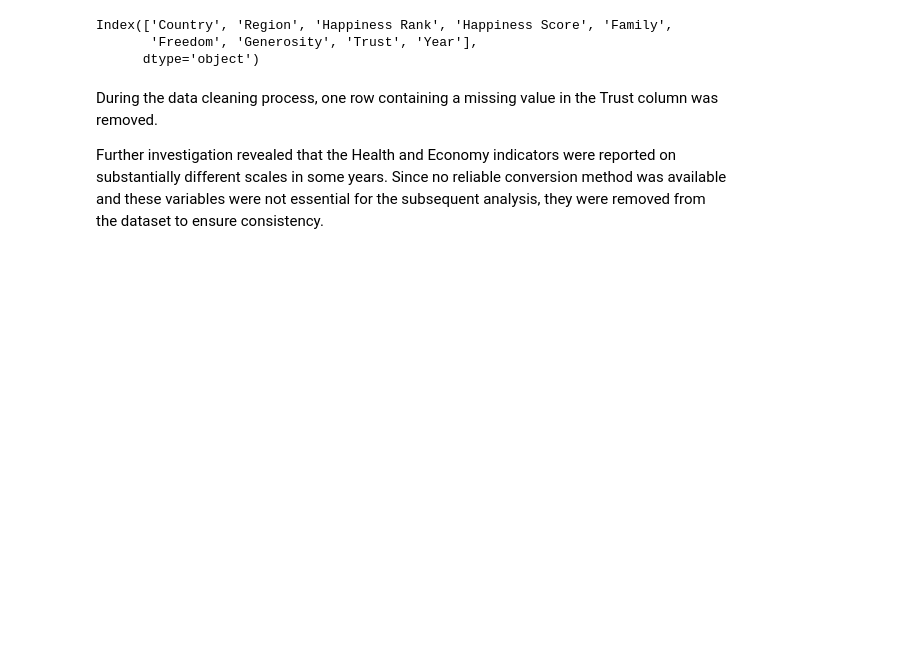
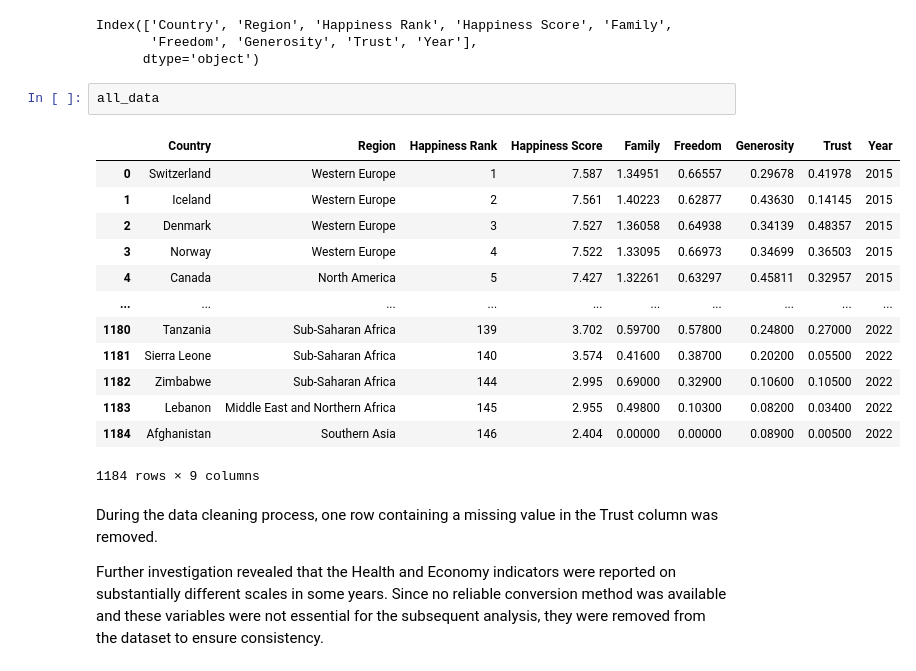
Before and after one commit to soonserv/data-best-project, a Jupyter notebook: notebooks/Sofia.ipynb, the cells around one changed output. Drawn from its saved outputs; the diff is of its cells as text; blank space fills up the shorter version.

```diff
--- a/notebooks/Sofia.ipynb
+++ b/notebooks/Sofia.ipynb
@@ -242,6 +245,22 @@ all_data.columns
 Index(['Country', 'Region', 'Happiness Rank', 'Happiness Score', 'Family',
        'Freedom', 'Generosity', 'Trust', 'Year'],
       dtype='object')
+# %%
+all_data
+# %% [output]
+|  | Country | Region | Happiness Rank | Happiness Score | Family | Freedom | Generosity | Trust | Year |
+| 0 | Switzerland | Western Europe | 1 | 7.587 | 1.34951 | 0.66557 | 0.29678 | 0.41978 | 2015 |
+| 1 | Iceland | Western Europe | 2 | 7.561 | 1.40223 | 0.62877 | 0.43630 | 0.14145 | 2015 |
+| 2 | Denmark | Western Europe | 3 | 7.527 | 1.36058 | 0.64938 | 0.34139 | 0.48357 | 2015 |
+| 3 | Norway | Western Europe | 4 | 7.522 | 1.33095 | 0.66973 | 0.34699 | 0.36503 | 2015 |
+| 4 | Canada | North America | 5 | 7.427 | 1.32261 | 0.63297 | 0.45811 | 0.32957 | 2015 |
+| ... | ... | ... | ... | ... | ... | ... | ... | ... | ... |
+| 1180 | Tanzania | Sub-Saharan Africa | 139 | 3.702 | 0.59700 | 0.57800 | 0.24800 | 0.27000 | 2022 |
+| 1181 | Sierra Leone | Sub-Saharan Africa | 140 | 3.574 | 0.41600 | 0.38700 | 0.20200 | 0.05500 | 2022 |
+| 1182 | Zimbabwe | Sub-Saharan Africa | 144 | 2.995 | 0.69000 | 0.32900 | 0.10600 | 0.10500 | 2022 |
+| 1183 | Lebanon | Middle East and Northern Africa | 145 | 2.955 | 0.49800 | 0.10300 | 0.08200 | 0.03400 | 2022 |
+| 1184 | Afghanistan | Southern Asia | 146 | 2.404 | 0.00000 | 0.00000 | 0.08900 | 0.00500 | 2022 |
+1184 rows × 9 columns
 # %% [markdown]
 During the data cleaning process, one row containing a missing value in the Trust column was removed.
 
```
Also changed, not shown: parts of 4 cells of this notebook, 2 other files.
